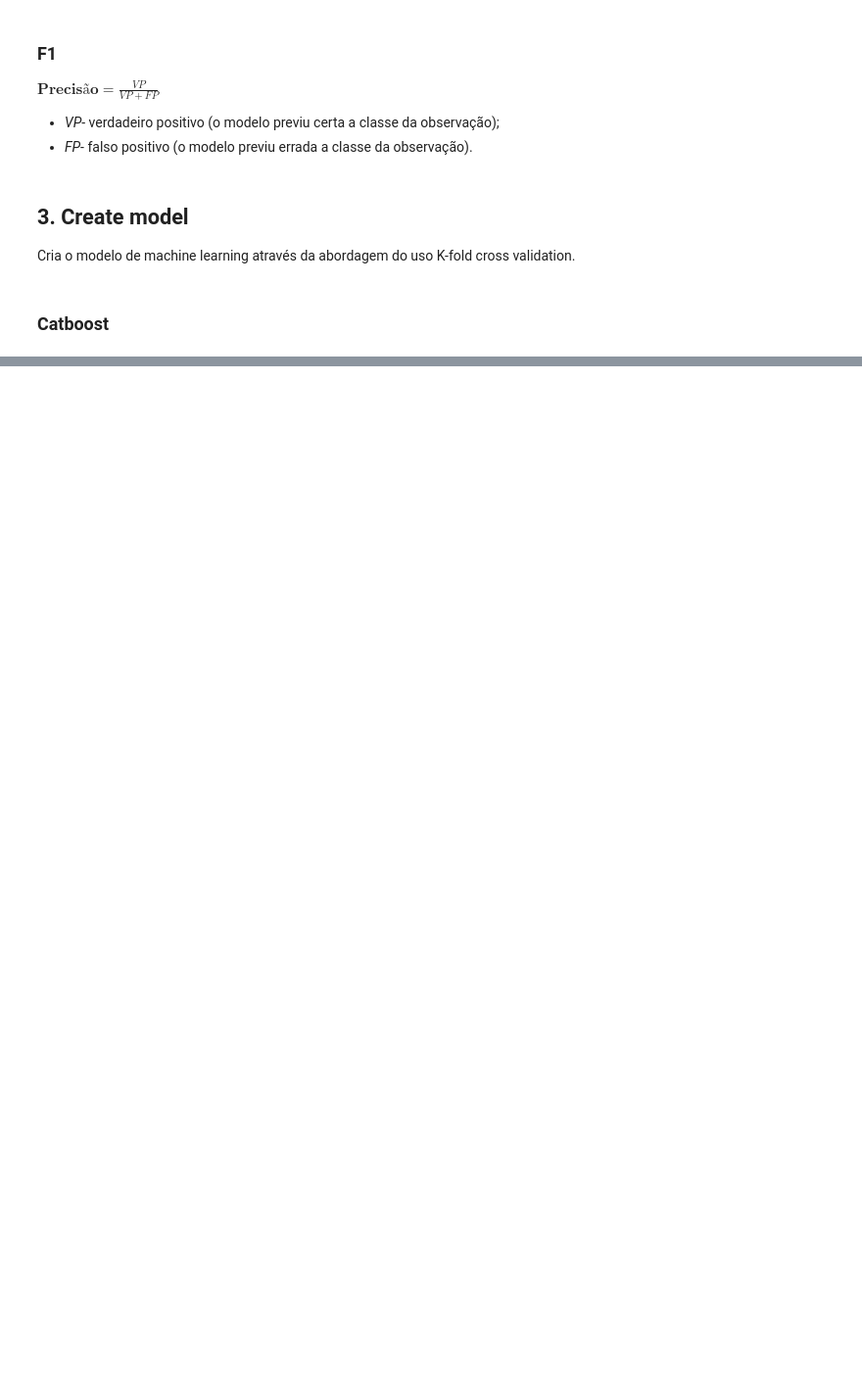
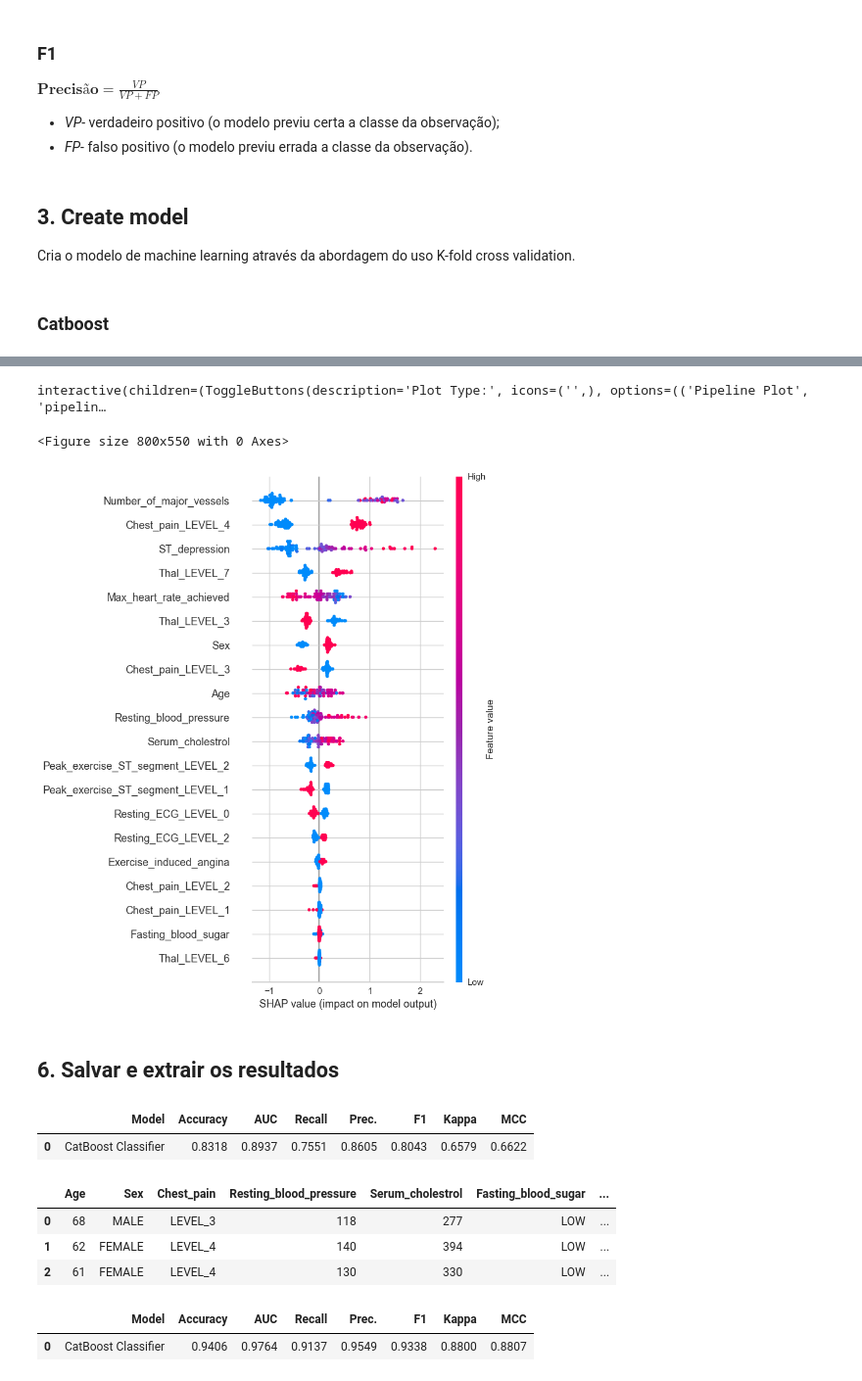
Before and after one commit to santoshenrique2021/WANDA_2023, a Jupyter notebook: MINICURSO_PYCARET.ipynb, the cells around one changed output, grey strips where cells are left out. Shown at 98% size. Saved outputs shown, nothing was run; the diff lists cells and outputs as text; code cells hidden in the pictures; blank space fills up the shorter version.

```diff
--- a/MINICURSO_PYCARET.ipynb
+++ b/MINICURSO_PYCARET.ipynb
@@ -415,0 +544,25 @@ predict_model(model_1)
+# %%
+evaluate_model(model_1)
+# %% [output]
+interactive(children=(ToggleButtons(description='Plot Type:', icons=('',), options=(('Pipeline Plot', 'pipelin…
+<Figure size 800x550 with 0 Axes>
+# %%
+interpret_model(model_1)
+# %% [output]
+[figure, added]
+# %% [markdown]
+## 6. Salvar e extrair os resultados
+# %%
+#Salvei a base de teste
+df_teste_escore = predict_model(model_1, data = df_teste)
+# %% [output]
+|  | Model | Accuracy | AUC | Recall | Prec. | F1 | Kappa | MCC |
+| 0 | CatBoost Classifier | 0.8318 | 0.8937 | 0.7551 | 0.8605 | 0.8043 | 0.6579 | 0.6622 |
+# %%
+#Visualização
+df_teste_escore.head(3)
+# %% [output]
+|  | Age | Sex | Chest_pain | Resting_blood_pressure | Serum_cholestrol | Fasting_blood_sugar | ... |
+| 0 | 68 | MALE | LEVEL_3 | 118 | 277 | LOW | ... |
+| 1 | 62 | FEMALE | LEVEL_4 | 140 | 394 | LOW | ... |
+| 2 | 61 | FEMALE | LEVEL_4 | 130 | 330 | LOW | ... |
@@ -415,0 +572,6 @@ predict_model(model_1)
+# %%
+#salvei a base completa
+df_full_escore = predict_model(model_1, data = df)
+# %% [output]
+|  | Model | Accuracy | AUC | Recall | Prec. | F1 | Kappa | MCC |
+| 0 | CatBoost Classifier | 0.9406 | 0.9764 | 0.9137 | 0.9549 | 0.9338 | 0.8800 | 0.8807 |
```
Also changed, not shown: parts of 48 cells of this notebook, 2 other files.
